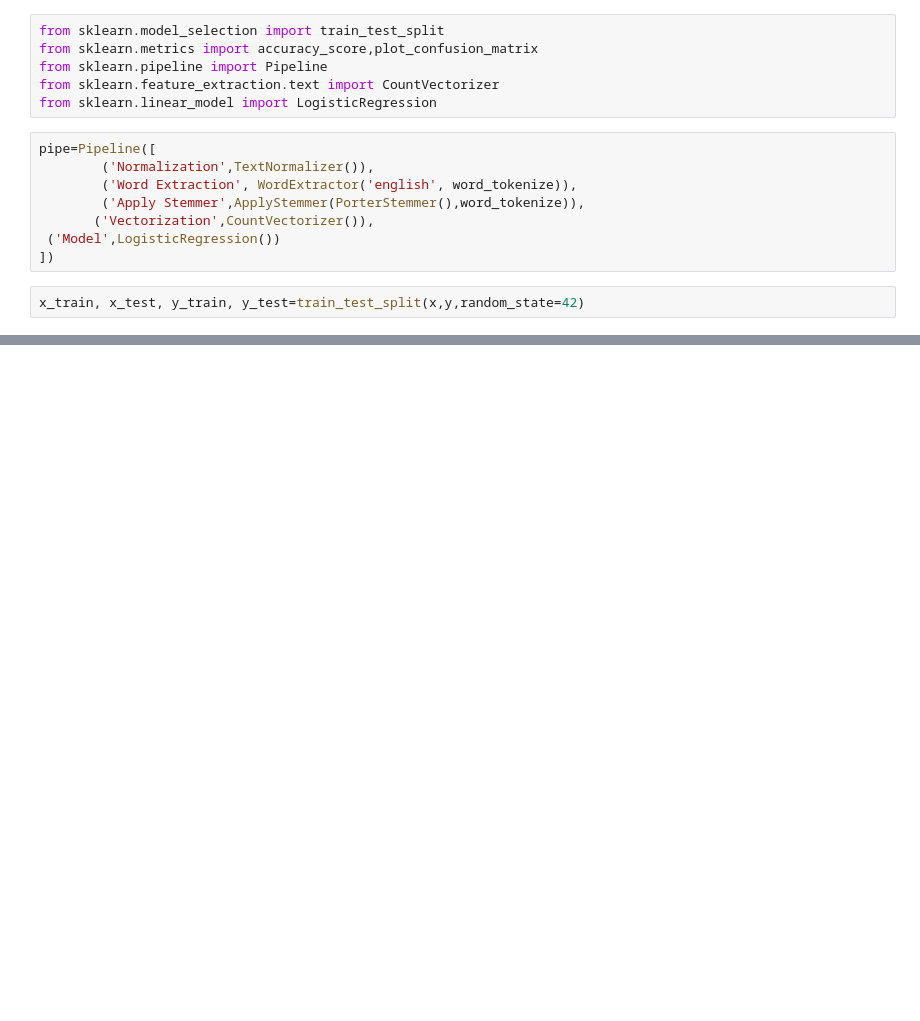
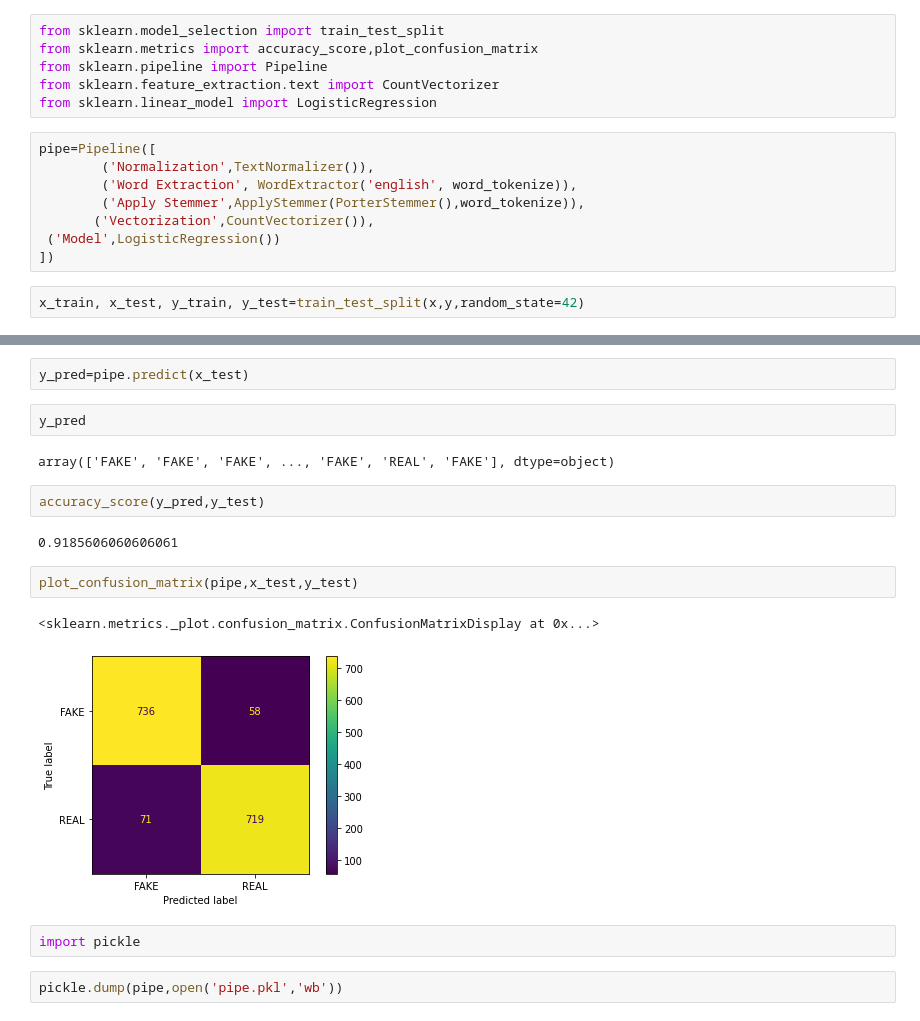
Before and after one commit to CristinaBurlac/Proiect-tiri-false, a Jupyter notebook: Proiect.ipynb, the cells around one changed output, grey strips where cells are left out. Cells and saved outputs as stored; diff of their text form; blank space fills up the shorter version.

```diff
--- a/Proiect.ipynb
+++ b/Proiect.ipynb
@@ -177,0 +195,19 @@ pipe.fit(x_train, y_train)
+# %%
+y_pred=pipe.predict(x_test)
+# %%
+y_pred
+# %% [output]
+array(['FAKE', 'FAKE', 'FAKE', ..., 'FAKE', 'REAL', 'FAKE'], dtype=object)
+# %%
+accuracy_score(y_pred,y_test)
+# %% [output]
+0.9185606060606061
+# %%
+plot_confusion_matrix(pipe,x_test,y_test)
+# %% [output]
+<sklearn.metrics._plot.confusion_matrix.ConfusionMatrixDisplay at 0x...>
+[figure, added]
+# %%
+import pickle
+# %%
+pickle.dump(pipe,open('pipe.pkl','wb'))
```
Also changed, not shown: parts of 1 cell of this notebook.
